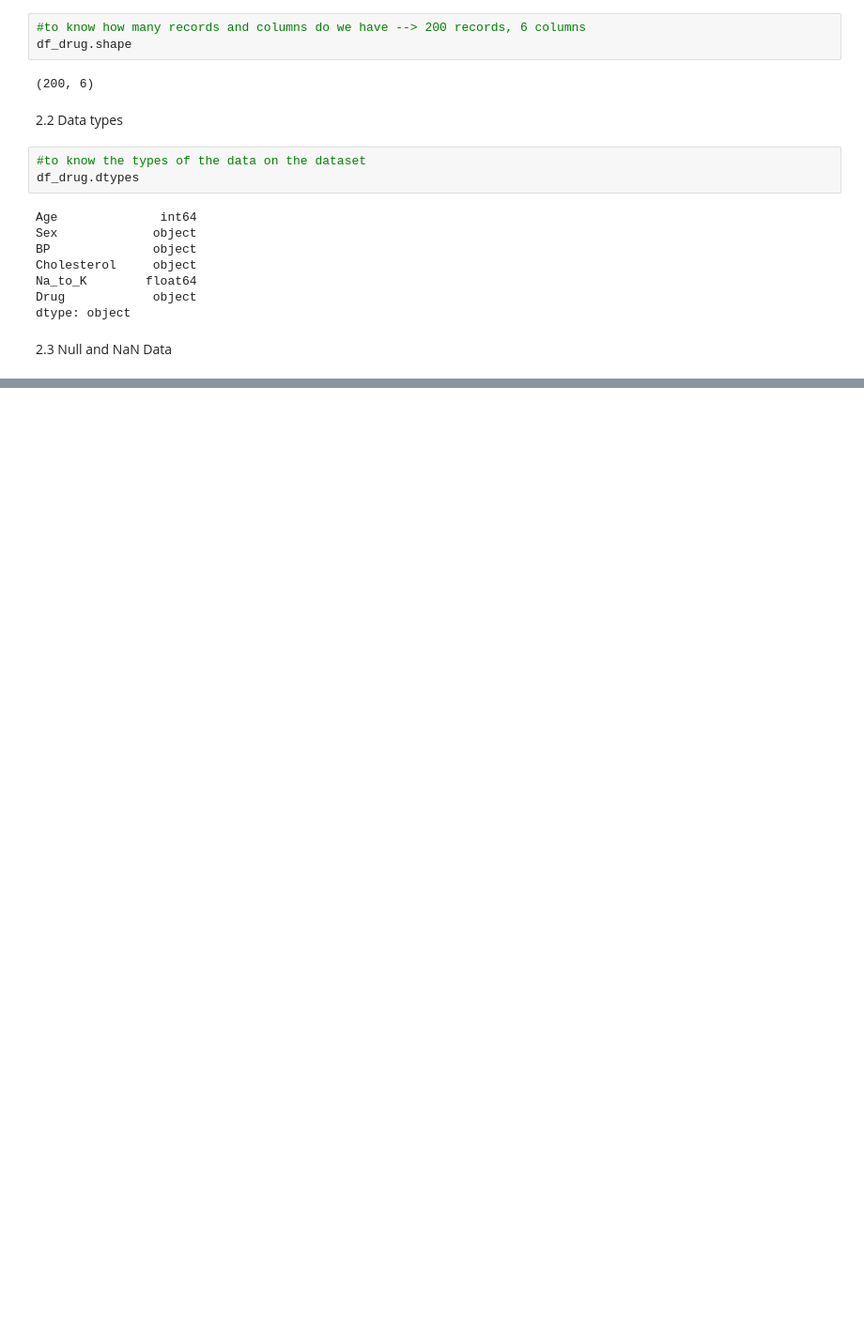
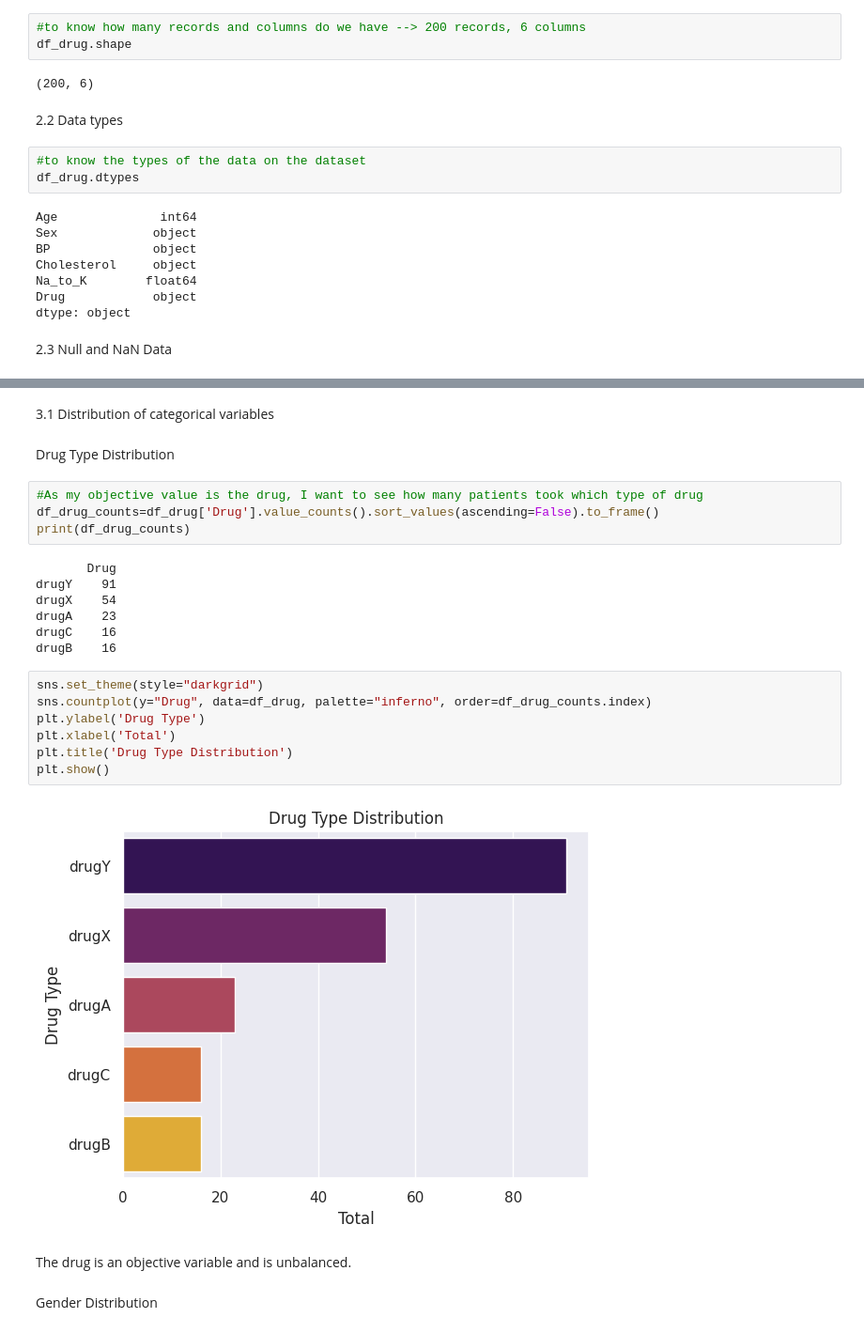
Before and after one commit to jash-ai/PYTHON, a Jupyter notebook: DRUG_CLASSIFICATION.ipynb, the cells around one changed output, grey strips where cells are left out. Shown at 94% size. Cells and saved outputs as stored; diff of their text form; blank space fills up the shorter version.

```diff
--- a/DRUG_CLASSIFICATION.ipynb
+++ b/DRUG_CLASSIFICATION.ipynb
@@ -87,0 +166,28 @@ dtype: object
+# %% [markdown]
+3.1 Distribution of categorical variables
+# %% [markdown]
+Drug Type Distribution
+# %%
+#As my objective value is the drug, I want to see how many patients took which type of drug
+df_drug_counts=df_drug['Drug'].value_counts().sort_values(ascending=False).to_frame()
+print(df_drug_counts)
+# %% [output]
+       Drug
+drugY    91
+drugX    54
+drugA    23
+drugC    16
+drugB    16
+# %%
+sns.set_theme(style="darkgrid")
+sns.countplot(y="Drug", data=df_drug, palette="inferno", order=df_drug_counts.index)
+plt.ylabel('Drug Type')
+plt.xlabel('Total')
+plt.title('Drug Type Distribution')
+plt.show()
+# %% [output]
+[figure, added]
+# %% [markdown]
+The drug is an objective variable and is unbalanced.
+# %% [markdown]
+Gender Distribution
```
Also changed, not shown: parts of 101 cells of this notebook.
